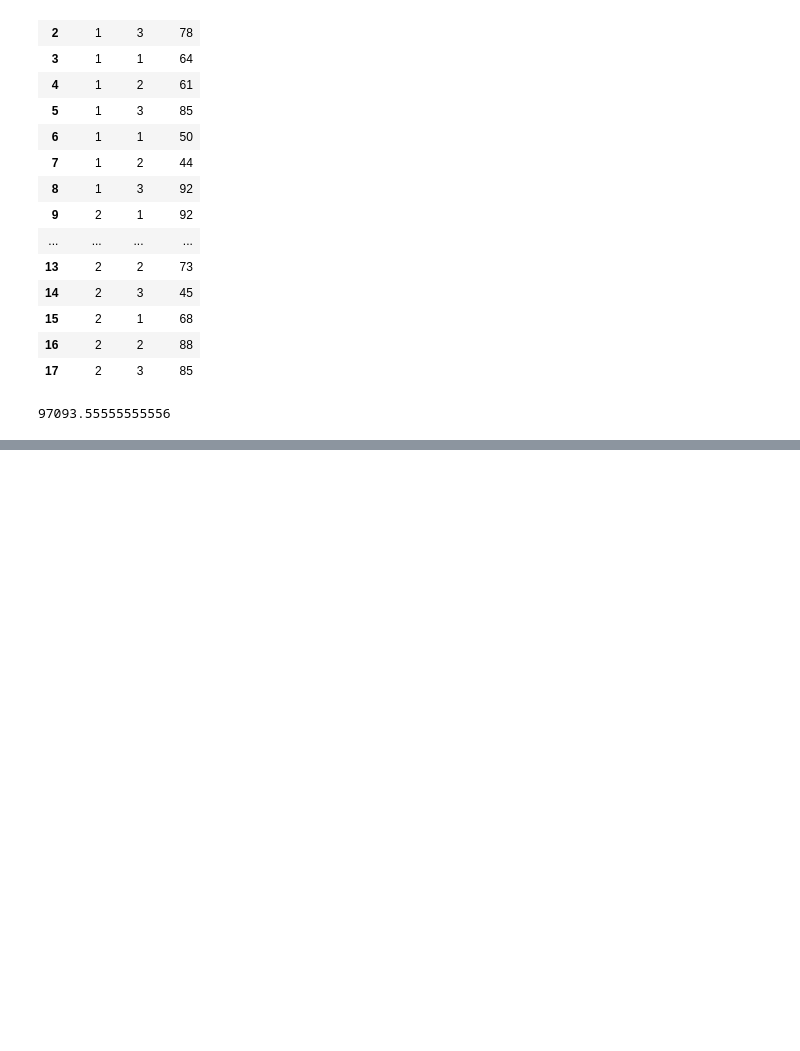
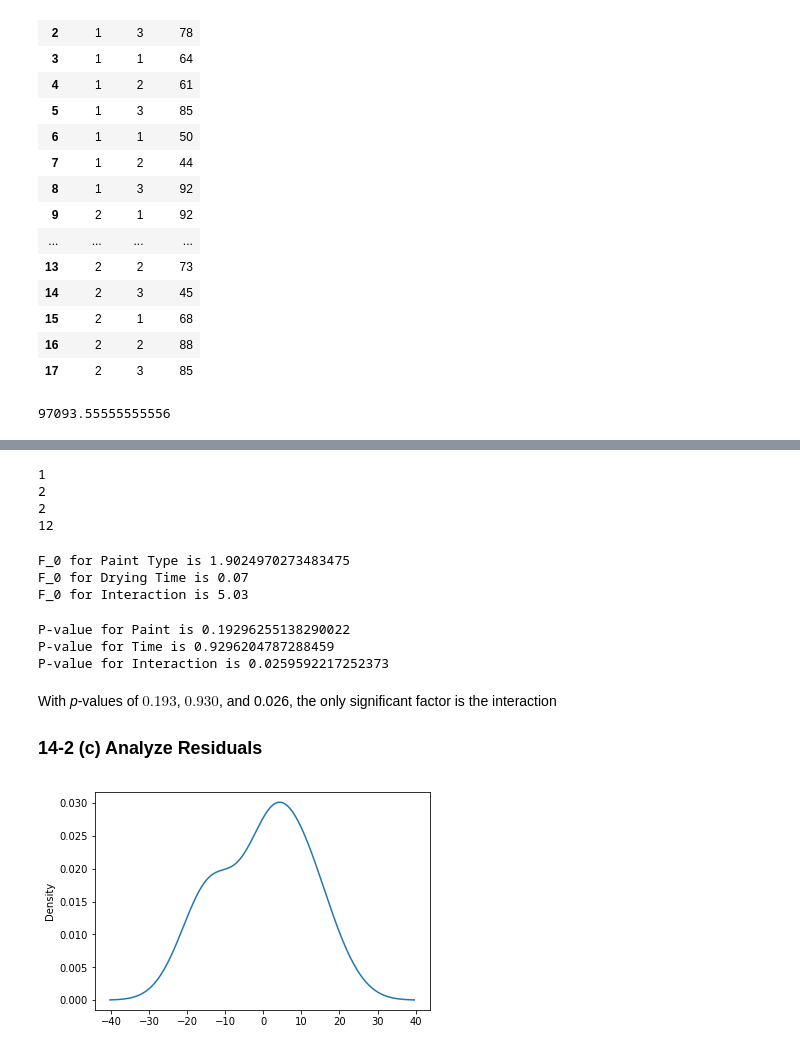
Before and after one commit to fargetan/ASO_100, a Jupyter notebook: Graf Final.ipynb, the cells around one changed output, grey strips where cells are left out. Drawn from its saved outputs; the diff is of its cells as text; code cells hidden in the pictures; blank space fills up the shorter version.

```diff
--- a/Graf Final.ipynb
+++ b/Graf Final.ipynb
@@ -1013,8 +733,22 @@ b3_mean = b3_sum / b3_count
+# %%
+df_A = a - 1
+df_B = b - 1
+df_AB = df_A * df_B
+df_error = a * b * (n - 1)
+print(df_A)
+print(df_B)
+print(df_AB)
+print(df_error)
+# %% [output]
+1
+2
+2
+12
 # %%
 # MSA, MSB, MSAB, MSE = SS/df
 MSA = SSA/df_A
 MSB = SSB/df_B
-MSAB = SSab/df_AB
+MSAB = SSAB/df_AB
 MSE = SSE/df_error
 F_0A = MSA/MSE
 F_0B = MSB/MSE
@@ -1022,3 +756,46 @@ F_0AB = MSAB/MSE
 print('F_0 for Paint Type is {}'.format(F_0A))
 print('F_0 for Drying Time is {}'.format(F_0B.round(2)))
 print('F_0 for Interaction is {}'.format(F_0AB.round(2)))
+# %% [output]
+F_0 for Paint Type is 1.9024970273483475
+F_0 for Drying Time is 0.07
+F_0 for Interaction is 5.03
+# %%
+from scipy import stats
+# P-values
+paint_p = stats.f.sf(F_0A, df_A, df_error)
+time_p = stats.f.sf(F_0B, df_B, df_error)
+inter_p = stats.f.sf(F_0AB, df_AB, df_error)
+print('P-value for Paint is {}'.format(paint_p))
+print('P-value for Time is {}'.format(time_p))
+print('P-value for Interaction is {}'.format(inter_p))
+# %% [output]
+P-value for Paint is 0.19296255138290022
+P-value for Time is 0.9296204787288459
+P-value for Interaction is 0.0259592217252373
+# %% [markdown]
+With *p*-values of $0.193$, $0.930$, and 0.026, the only significant factor is the interaction
+
+### 14-2 (c) Analyze Residuals
+# %%
+# calcluate residuals
+# start with cell means
+means = [[ab11_sum / n, ab12_sum / n, ab13_sum / n],
+         [ab21_sum / n, ab22_sum / n, ab23_sum / n]]
+# add column for residuals
+data['Residuals'] = pd.Series(index=data.index)
+# now subtract corresponding mean from each value
+flipdata = data.transpose()
+for row in flipdata:
+    col = flipdata[row]
+    i = int(col['Paint'] - 1)
+    j = int(col['Time'] - 1 )
+    col['Residuals'] = col['Finish'] - means[i][j]
+
+data1 = flipdata.transpose()
+# %%
+from matplotlib import pyplot as plt
+data1.Residuals.plot.density()
+plt.show()
+# %% [output]
+[figure, added]
```
Also changed, not shown: parts of 71 cells of this notebook, 2 other files.
